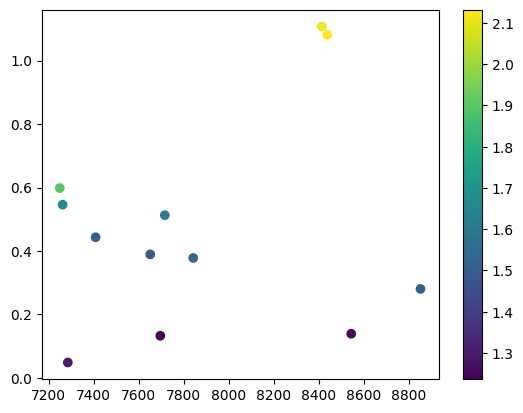
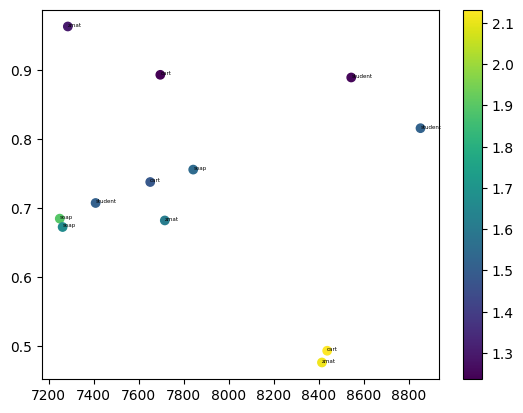
The change to this notebook cell's code, shown as a diff; its figure went from the first image to the second:
--- before
+++ after
@@ -1,4 +1,9 @@
-s = plt.scatter(a, -1 * 
-                (b["mae_kcal_mol"] - d["mae_kcal_mol"]), c=d["mae_kcal_mol"])
+s = plt.scatter(a, 1 * 
+                (b["mae_kcal_mol"] / d["mae_kcal_mol"]), 
+                c=d["mae_kcal_mol"], )
 plt.colorbar(s)
 # plt.scatter(a, )
+_ = 1 * (b["mae_kcal_mol"] / d["mae_kcal_mol"])
+
+for x,y,l in zip(a, _ ,names):
+    plt.text(x,y,l.split("_")[5],size=4)

Commit: lala